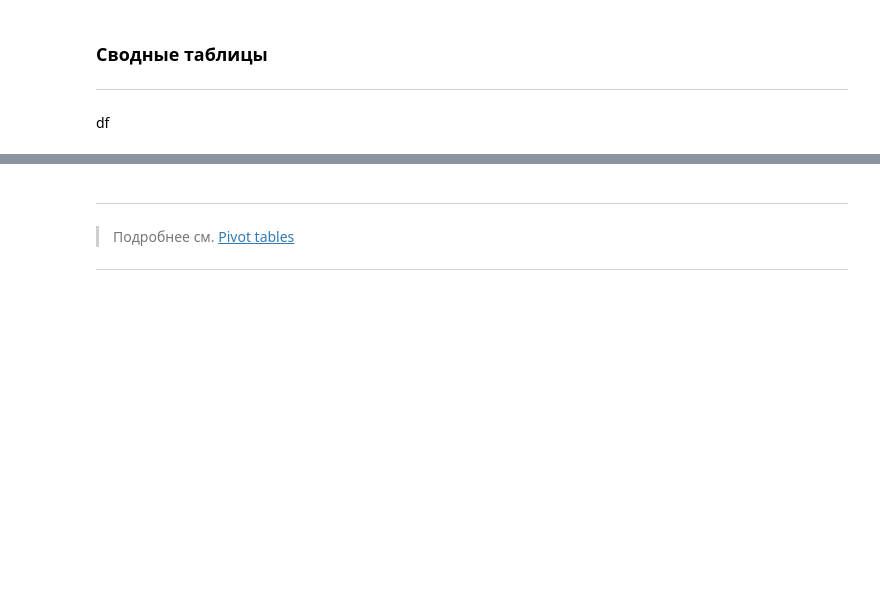
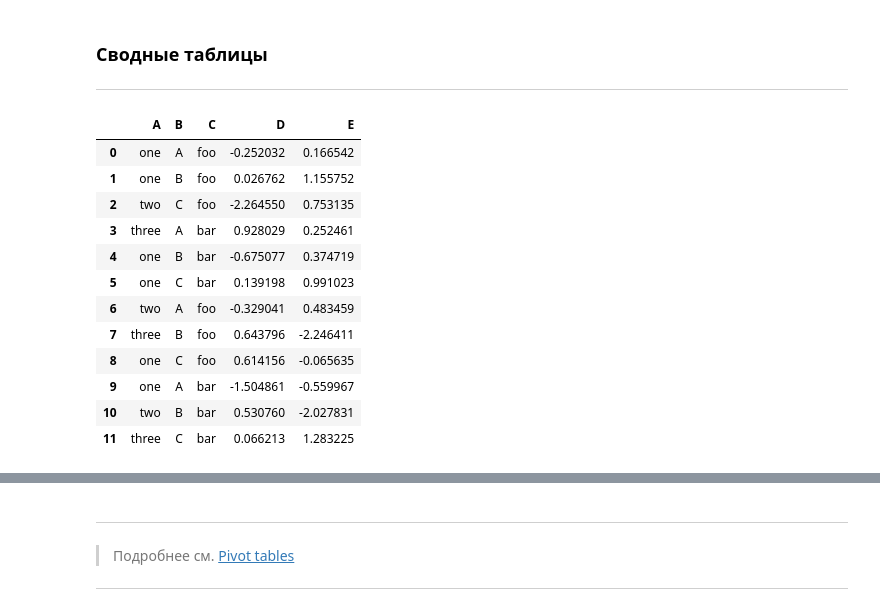
Before and after one commit to letimofeev/python_course, a Jupyter notebook: pandas/pandas.ipynb, the cells around one changed output, grey strips where cells are left out. Saved outputs shown, nothing was run; the diff lists cells and outputs as text; code cells hidden in the pictures; blank space fills up the shorter version.

```diff
--- a/pandas/pandas.ipynb
+++ b/pandas/pandas.ipynb
@@ -1060,8 +1061,22 @@ df = pd.DataFrame(
         "E": np.random.randn(12),
     }
 )
-# %% [markdown]
-df
+# %%
+df
+# %% [output]
+|  | A | B | C | D | E |
+| 0 | one | A | foo | -0.252032 | 0.166542 |
+| 1 | one | B | foo | 0.026762 | 1.155752 |
+| 2 | two | C | foo | -2.264550 | 0.753135 |
+| 3 | three | A | bar | 0.928029 | 0.252461 |
+| 4 | one | B | bar | -0.675077 | 0.374719 |
+| 5 | one | C | bar | 0.139198 | 0.991023 |
+| 6 | two | A | foo | -0.329041 | 0.483459 |
+| 7 | three | B | foo | 0.643796 | -2.246411 |
+| 8 | one | C | foo | 0.614156 | -0.065635 |
+| 9 | one | A | bar | -1.504861 | -0.559967 |
+| 10 | two | B | bar | 0.530760 | -2.027831 |
+| 11 | three | C | bar | 0.066213 | 1.283225 |
 # %%
 pd.pivot_table(df, values="D", index=["A", "B"], columns=["C"])
 # %% [output]
```
Also changed, not shown: parts of 2 cells of this notebook.
